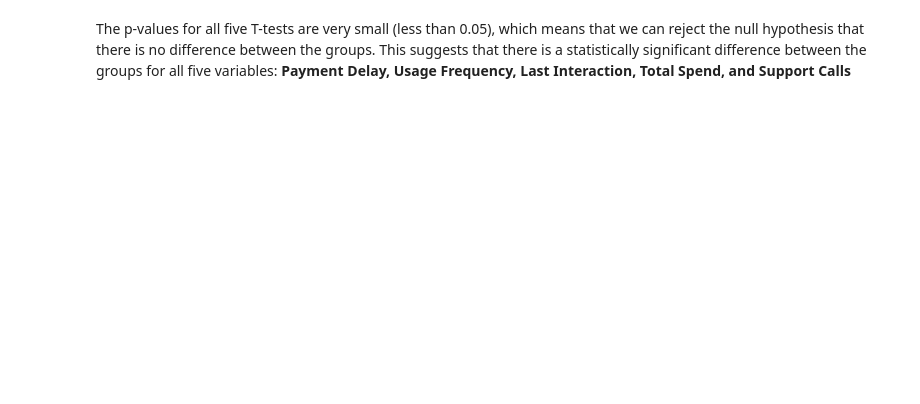
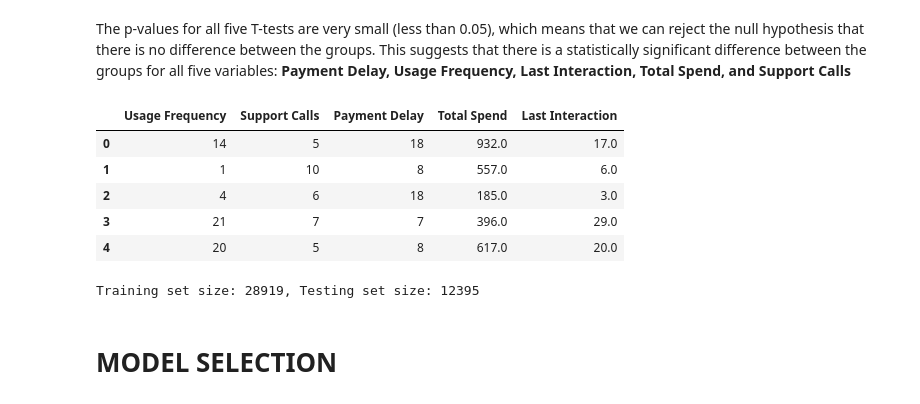
Before and after one commit to Shivanga03/Customer_Churn_Model, a Jupyter notebook: Customer_Churn_Prediction_Model.ipynb, the cells around one changed output. Saved outputs shown, nothing was run; the diff lists cells and outputs as text; code cells hidden in the pictures; blank space fills up the shorter version.

```diff
--- a/Customer_Churn_Prediction_Model.ipynb
+++ b/Customer_Churn_Prediction_Model.ipynb
@@ -201,3 +211,30 @@ T-test for Total Spend: p-value = 0.0
 T-test for Support Calls: p-value = 0.0
 # %% [markdown]
 The p-values for all five T-tests are very small (less than 0.05), which means that we can reject the null hypothesis that there is no difference between the groups. This suggests that there is a statistically significant difference between the groups for all five variables: **Payment Delay, Usage Frequency, Last Interaction, Total Spend, and Support Calls**
+# %%
+from sklearn.model_selection import train_test_split
+
+# Separate features (X) and labels (y)
+X = df_clean.drop("Churn", axis=1)
+y = df_clean["Churn"]
+# %%
+X.head()
+# %% [output]
+|  | Usage Frequency | Support Calls | Payment Delay | Total Spend | Last Interaction |
+| 0 | 14 | 5 | 18 | 932.0 | 17.0 |
+| 1 | 1 | 10 | 8 | 557.0 | 6.0 |
+| 2 | 4 | 6 | 18 | 185.0 | 3.0 |
+| 3 | 21 | 7 | 7 | 396.0 | 29.0 |
+| 4 | 20 | 5 | 8 | 617.0 | 20.0 |
+# %%
+# Split the data into training and testing sets
+X_train, X_test, y_train, y_test = train_test_split(
+    X, y, test_size=0.3, random_state=42
+)
+
+# Print the size of the training and testing sets
+print(f"Training set size: {len(X_train)}, Testing set size: {len(X_test)}")
+# %% [output]
+Training set size: 28919, Testing set size: 12395
+# %% [markdown]
+# MODEL SELECTION
```
Also changed, not shown: parts of 7 cells of this notebook.
